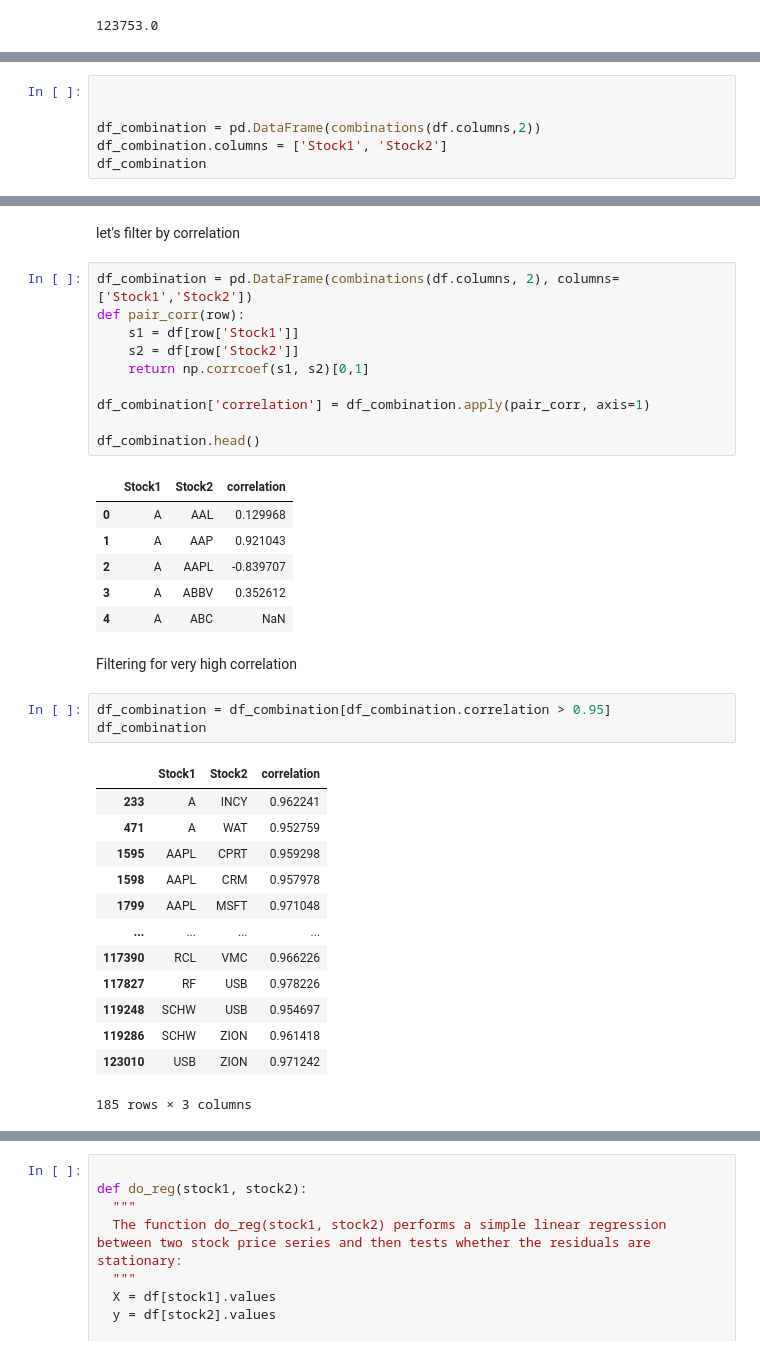
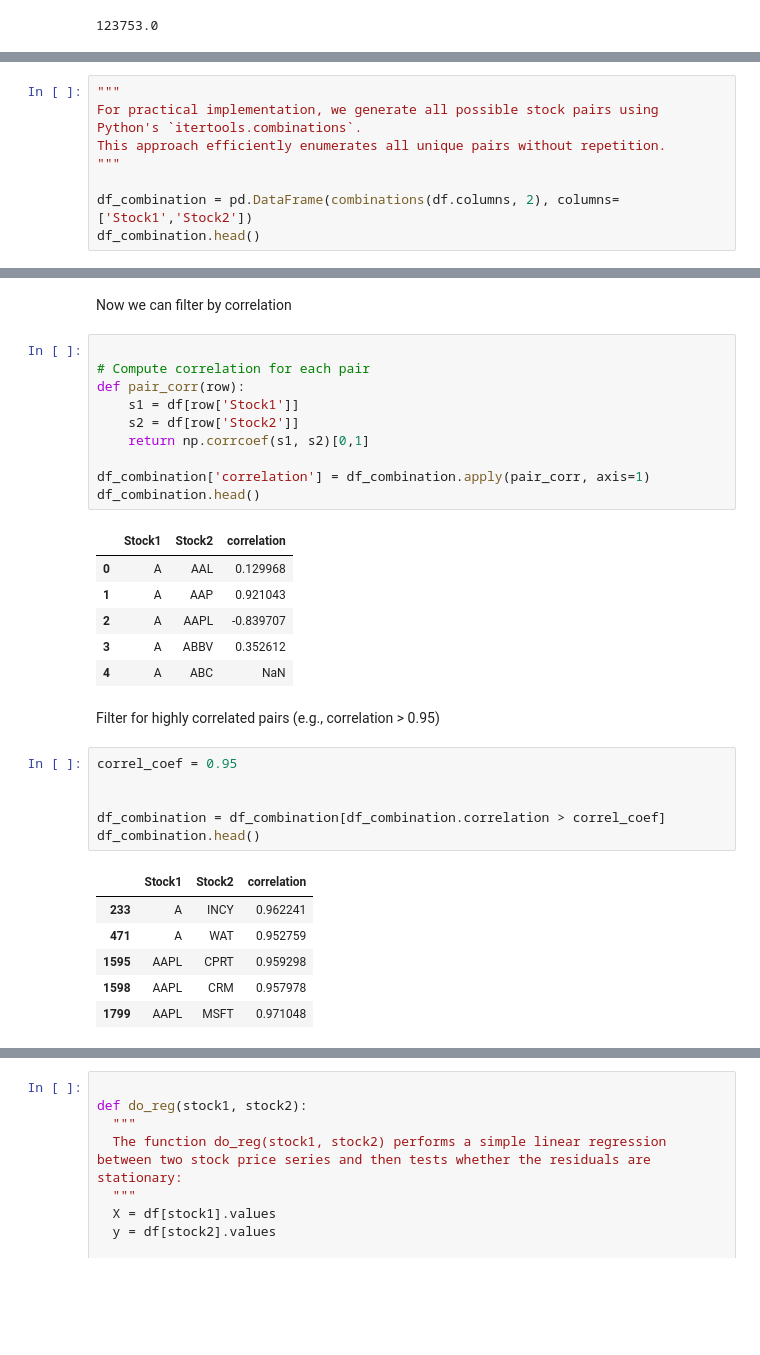
Before and after one commit to Neelgrevy92/pairs-trading-cointegration, a Jupyter notebook: Pairs_Trading_Cointegration.ipynb, the cells around one changed output, grey strips where cells are left out. Saved outputs shown, nothing was run; the diff lists cells and outputs as text; blank space fills up the shorter version.

```diff
--- a/Pairs_Trading_Cointegration.ipynb
+++ b/Pairs_Trading_Cointegration.ipynb
@@ -92,9 +94,11 @@ In this notebook, we restrict the analysis to stock pairs with sufficiently high
 # %%
+"""
+For practical implementation, we generate all possible stock pairs using Python's `itertools.combinations`.
+This approach efficiently enumerates all unique pairs without repetition.
+"""
 
-
-df_combination = pd.DataFrame(combinations(df.columns,2))
-df_combination.columns = ['Stock1', 'Stock2']
-df_combination
+df_combination = pd.DataFrame(combinations(df.columns, 2), columns=['Stock1','Stock2'])
+df_combination.head()
 # %% [output]
 |  | Stock1 | Stock2 |
 | 0 | A | AAL |
@@ -112,14 +109,14 @@ df_combination
 # %% [markdown]
-let's filter by correlation
+Now we can filter by correlation
 # %%
-df_combination = pd.DataFrame(combinations(df.columns, 2), columns=['Stock1','Stock2'])
+
+# Compute correlation for each pair
 def pair_corr(row):
     s1 = df[row['Stock1']]
     s2 = df[row['Stock2']]
     return np.corrcoef(s1, s2)[0,1]
 
 df_combination['correlation'] = df_combination.apply(pair_corr, axis=1)
-
 df_combination.head()
 # %% [output]
 |  | Stock1 | Stock2 | correlation |
@@ -128,22 +125,18 @@ df_combination.head()
 | 2 | A | AAPL | -0.839707 |
 | 3 | A | ABBV | 0.352612 |
 | 4 | A | ABC | NaN |
-# %% [markdown]
-Filtering for very high correlation
+# %% [markdown]
+Filter for highly correlated pairs (e.g., correlation > 0.95)
 # %%
-df_combination = df_combination[df_combination.correlation > 0.95]
-df_combination
+correl_coef = 0.95
+
+
+df_combination = df_combination[df_combination.correlation > correl_coef]
+df_combination.head()
 # %% [output]
 |  | Stock1 | Stock2 | correlation |
 | 233 | A | INCY | 0.962241 |
 | 471 | A | WAT | 0.952759 |
 | 1595 | AAPL | CPRT | 0.959298 |
 | 1598 | AAPL | CRM | 0.957978 |
 | 1799 | AAPL | MSFT | 0.971048 |
-| ... | ... | ... | ... |
-| 117390 | RCL | VMC | 0.966226 |
-| 117827 | RF | USB | 0.978226 |
-| 119248 | SCHW | USB | 0.954697 |
-| 119286 | SCHW | ZION | 0.961418 |
-| 123010 | USB | ZION | 0.971242 |
-185 rows × 3 columns
```
Also changed, not shown: parts of 43 cells of this notebook.
